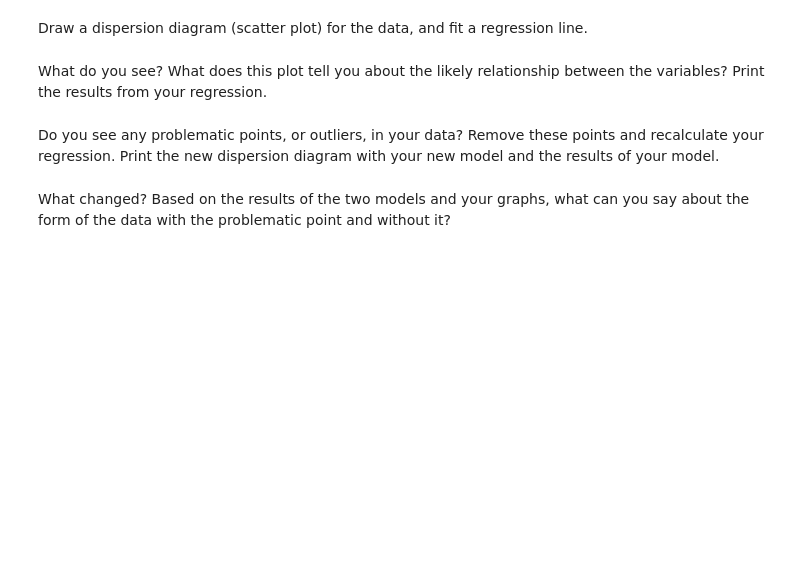
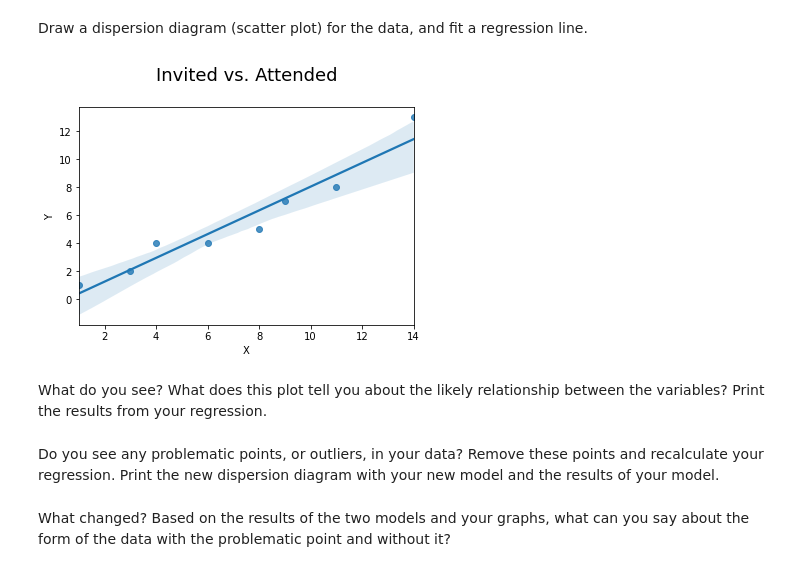
Before and after one commit to ta-data-mexpt/-lab-regression-analysis, a Jupyter notebook: your-code.ipynb, the cells around one changed output. Saved outputs shown, nothing was run; the diff lists cells and outputs as text; code cells hidden in the pictures; blank space fills up the shorter version.

```diff
--- a/your-code.ipynb
+++ b/your-code.ipynb
@@ -249,0 +246,5 @@ First, build a dataframe with the data.
+# %%
+# Your code here.
+
+parties = pd.DataFrame({'X': [1,3,4,6,8,9,11,14], 'Y': [1,2,4,4,5,7,8,13]})
+parties
@@ -254,3 +263,11 @@ Draw a dispersion diagram (scatter plot) for the data, and fit a regression line
+# %%
+# Your code here.
+
+sns.regplot(data=parties, x=parties.X, y=parties.Y)
+
+plt.title('Invited vs. Attended\n', size=18);
+# %% [output]
+[figure, added]
 # %% [markdown]
 What do you see? What does this plot tell you about the likely relationship between the variables? Print the results from your regression.
 # %%
```
Also changed, not shown: parts of 6 cells of this notebook.
